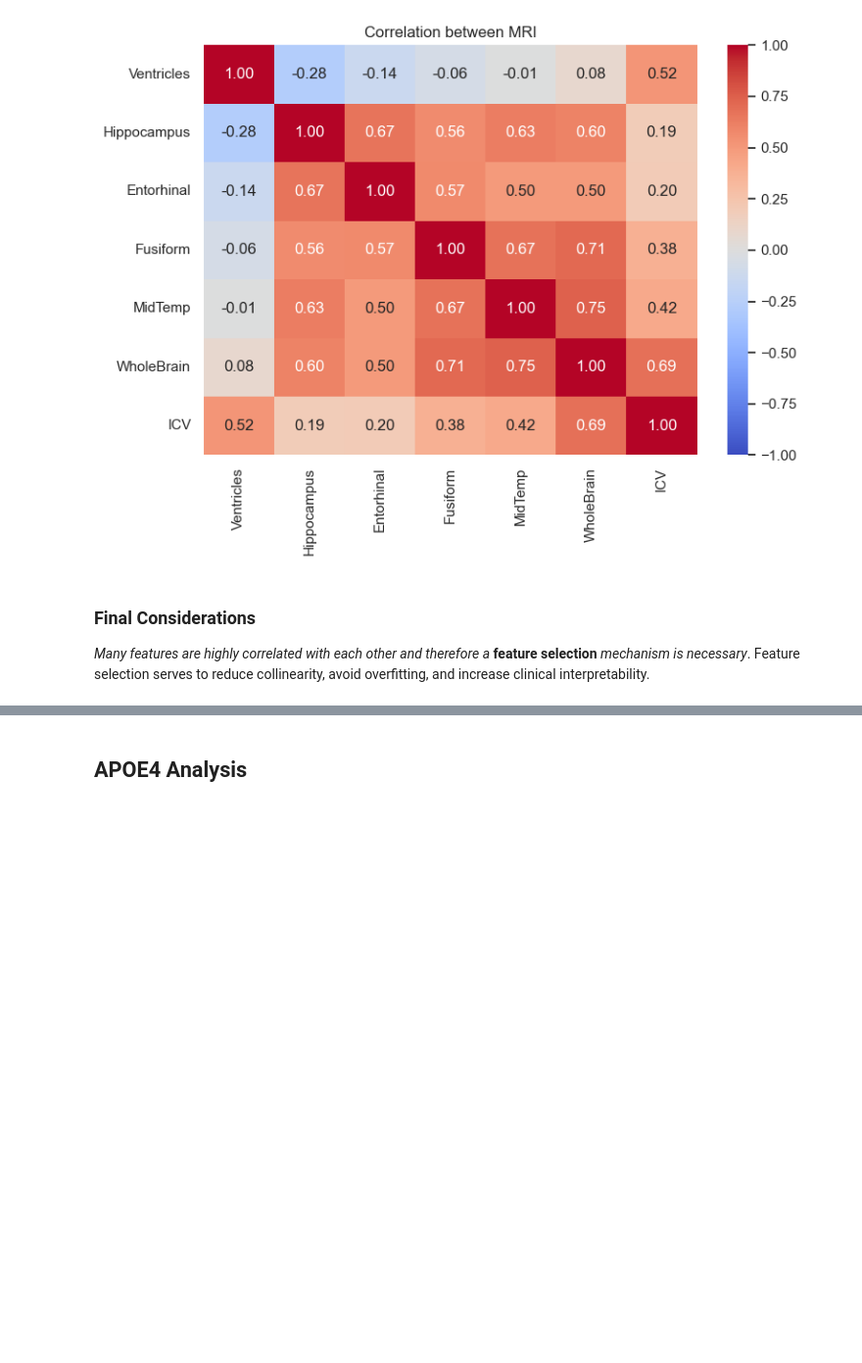
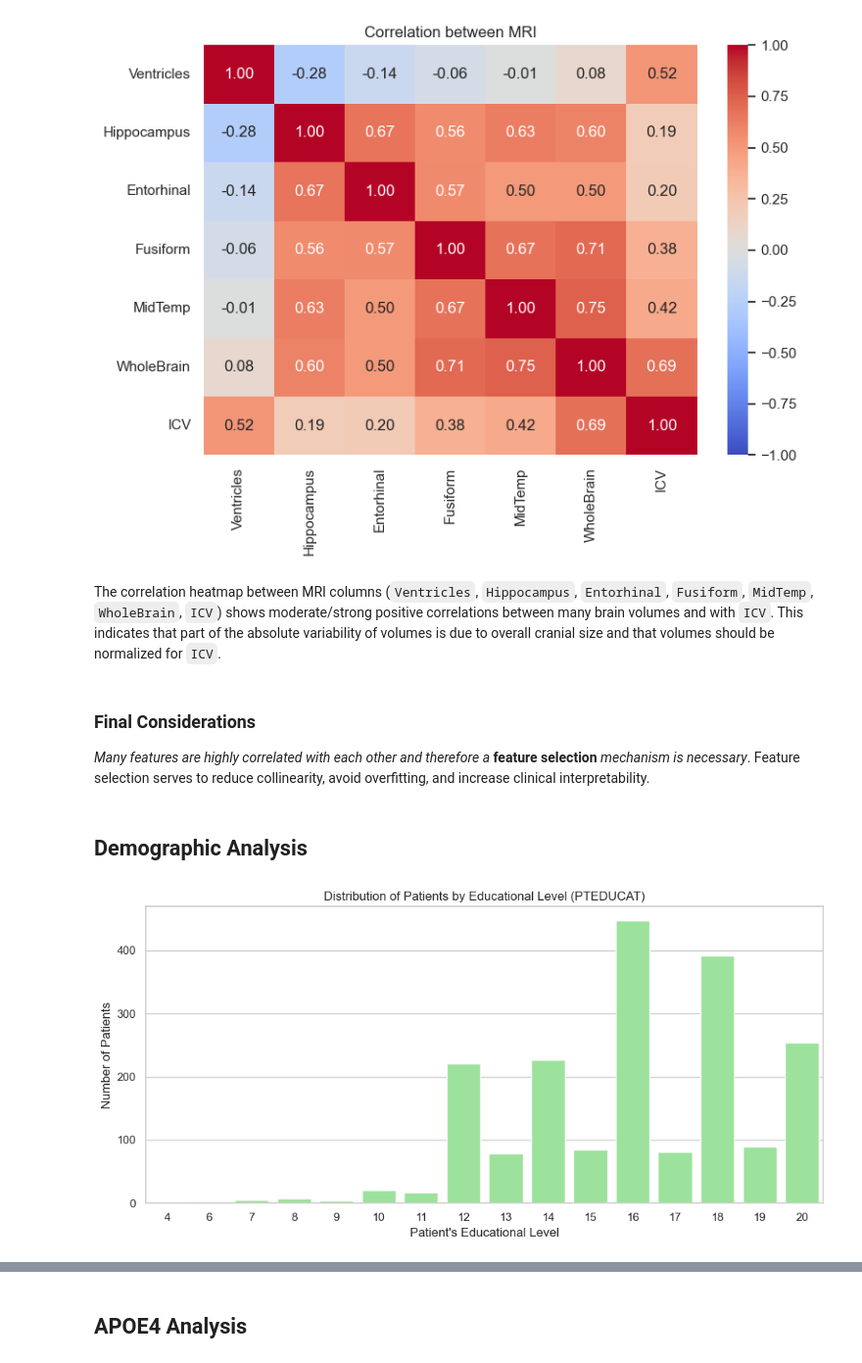
Before and after one commit to Tenshin000/CogniPredictAD, a Jupyter notebook: notebooks/03_Data_Exploration.ipynb, the cells around one changed output, grey strips where cells are left out. Shown at 98% size. Cells and saved outputs as stored; diff of their text form; code cells hidden in the pictures; blank space fills up the shorter version.

Commit message:
Completed all Data Exploration analysis

```diff
--- a/notebooks/03_Data_Exploration.ipynb
+++ b/notebooks/03_Data_Exploration.ipynb
@@ -206,6 +281,21 @@ viz.heatmap_corr(cols=["Ventricles", "Hippocampus", "Entorhinal", "Fusiform", "M
                  title="Correlation between MRI")
 # %% [output]
 [figure]
+# %% [markdown]
+The correlation heatmap between MRI columns (`Ventricles`, `Hippocampus`, `Entorhinal`, `Fusiform`, `MidTemp`, `WholeBrain`, `ICV`) shows moderate/strong positive correlations between many brain volumes and with `ICV`. This indicates that part of the absolute variability of volumes is due to overall cranial size and that volumes should be normalized for `ICV`.
 # %% [markdown]
 ### Final Considerations
 *Many features are highly correlated with each other and therefore a* **feature selection** *mechanism is necessary*. Feature selection serves to reduce collinearity, avoid overfitting, and increase clinical interpretability.
+# %% [markdown]
+## Demographic Analysis
+# %%
+viz.count_plot(
+    x="PTEDUCAT",
+    figsize=(10, 5),
+    color="lightgreen",
+    xlabel="Patient's Educational Level",
+    ylabel="Number of Patients",
+    title="Distribution of Patients by Educational Level (PTEDUCAT)"
+)
+# %% [output]
+[figure, added]
```
Also changed, not shown: parts of 19 cells of this notebook, 3 other files.
